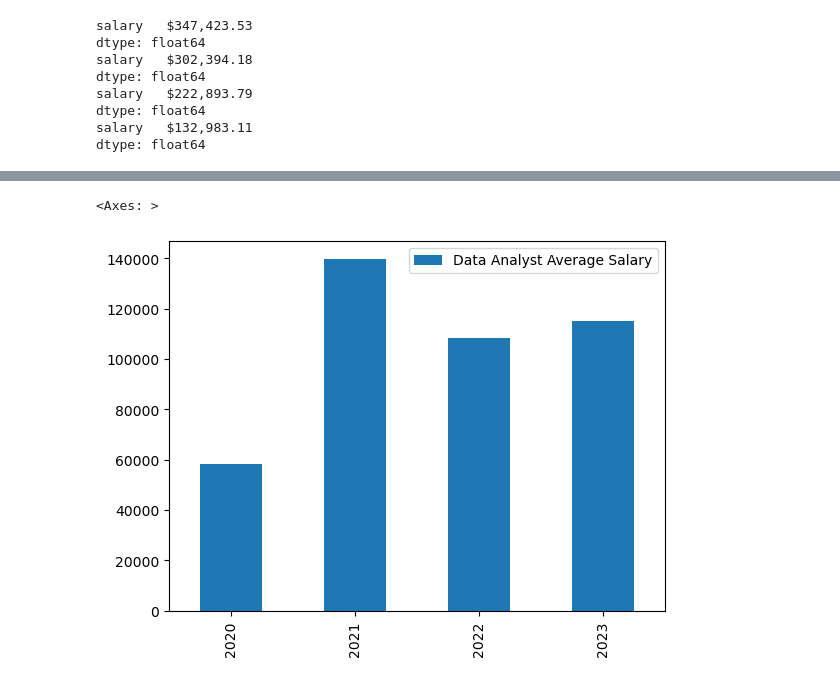
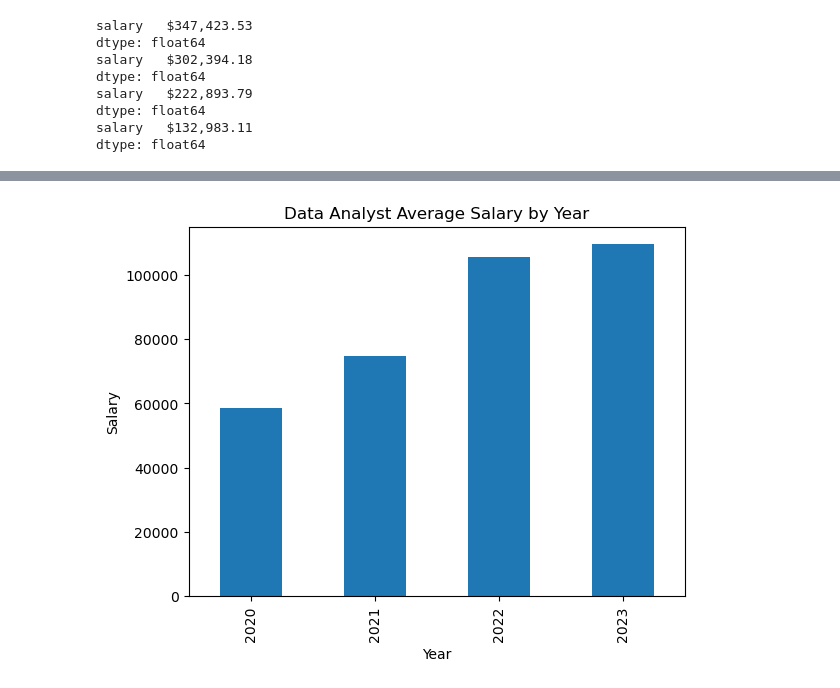
Before and after one commit to christian-a-smith/project-1, a Jupyter notebook: Trends-over-3-years.ipynb, the cells around one changed output, grey strips where cells are left out. Saved outputs shown, nothing was run; the diff lists cells and outputs as text; code cells hidden in the pictures.

Commit message:
final copy of code with graphs and outlier filters

```diff
--- a/Trends-over-3-years.ipynb
+++ b/Trends-over-3-years.ipynb
@@ -116,0 +137,3 @@ dtype: float64
+# %%
+salary_df_2020 = filter_outliers(salary_df_2020,jobslist)
+salary_df_2020
@@ -116,0 +158,3 @@ dtype: float64
+# %%
+salary_df_2021 = filter_outliers(salary_df_2021,jobslist)
+salary_df_2021
@@ -116,0 +175,3 @@ dtype: float64
+# %%
+salary_df_2022 = filter_outliers(salary_df_2022,jobslist)
+salary_df_2022
@@ -116,0 +192,3 @@ dtype: float64
+# %%
+salary_df_2023 = filter_outliers(salary_df_2023,jobslist)
+salary_df_2023
@@ -214,8 +306,9 @@ average_DA_salary_df
 # %%
-average_DA_salary_df.plot.bar()
+average_DA_salary_df.plot.bar(xlabel="Year",ylabel="Salary",legend=False,title="Data Analyst Average Salary by Year")
+plt.savefig("Output/DA_bar_graph.png")
+plt.show()
 # %% [output]
-<Axes: >
-[figure, old version]
+[figure, new version]
 # %%
 #Data Scientist averages
 average_DS_salary_df = pd.DataFrame({"2020":average_salary_2020_DS,
```
Also changed, not shown: parts of 21 cells of this notebook, 5 other files.
